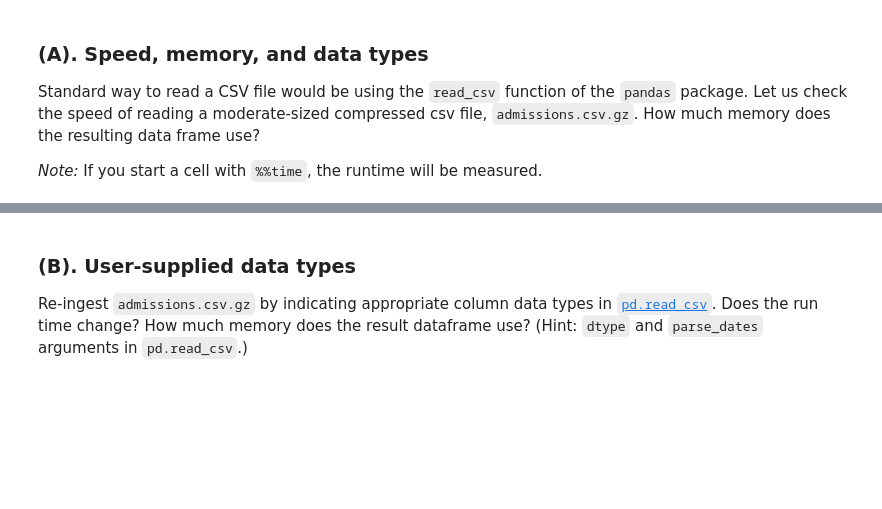
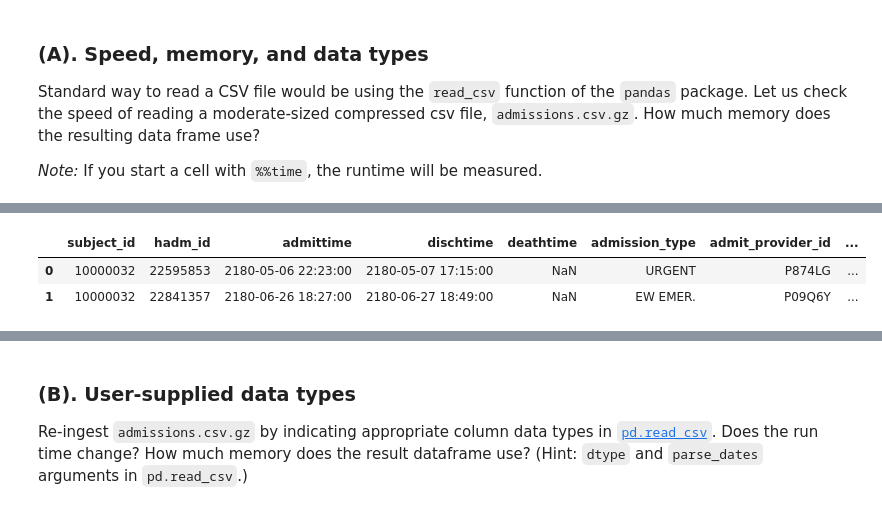
Before and after one commit to taylorswrite/biostat-203c-2024-spring, a Jupyter notebook: hw3/hw3.ipynb, the cells around one changed output, grey strips where cells are left out. Cells and saved outputs as stored; diff of their text form; code cells hidden in the pictures; blank space fills up the shorter version.

```diff
--- a/hw3/hw3.ipynb
+++ b/hw3/hw3.ipynb
@@ -227,5 +231,6 @@ Standard way to read a CSV file would be using the `read_csv` function of the `p
 _Note:_ If you start a cell with `%%time`, the runtime will be measured.
 # %%
 %%time
-# your code here
+df_pd_adm = pd.read_csv("./mimic/hosp/admissions.csv.gz")
+df_pd_adm.head(2)
 # %% [output]
@@ -233,0 +239,3 @@ Wall time: 11.2 µs
+|  | subject_id | hadm_id | admittime | dischtime | deathtime | admission_type | admit_provider_id | ... |
+| 0 | 10000032 | 22595853 | 2180-05-06 22:23:00 | 2180-05-07 17:15:00 | NaN | URGENT | P874LG | ... |
+| 1 | 10000032 | 22841357 | 2180-06-26 18:27:00 | 2180-06-27 18:49:00 | NaN | EW EMER. | P09Q6Y | ... |
```
Also changed, not shown: parts of 19 cells of this notebook, 1 other file.
